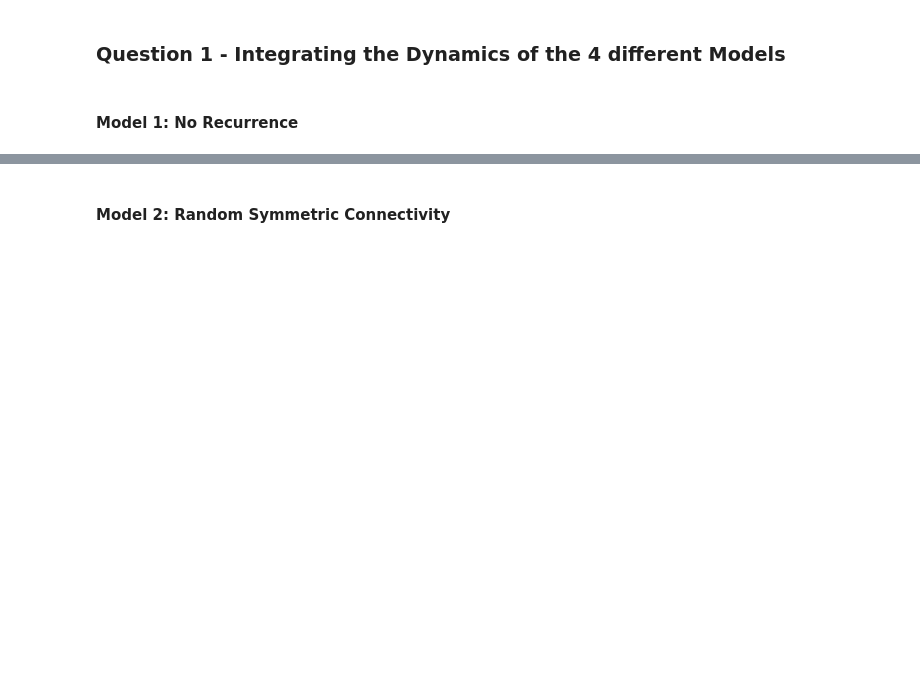
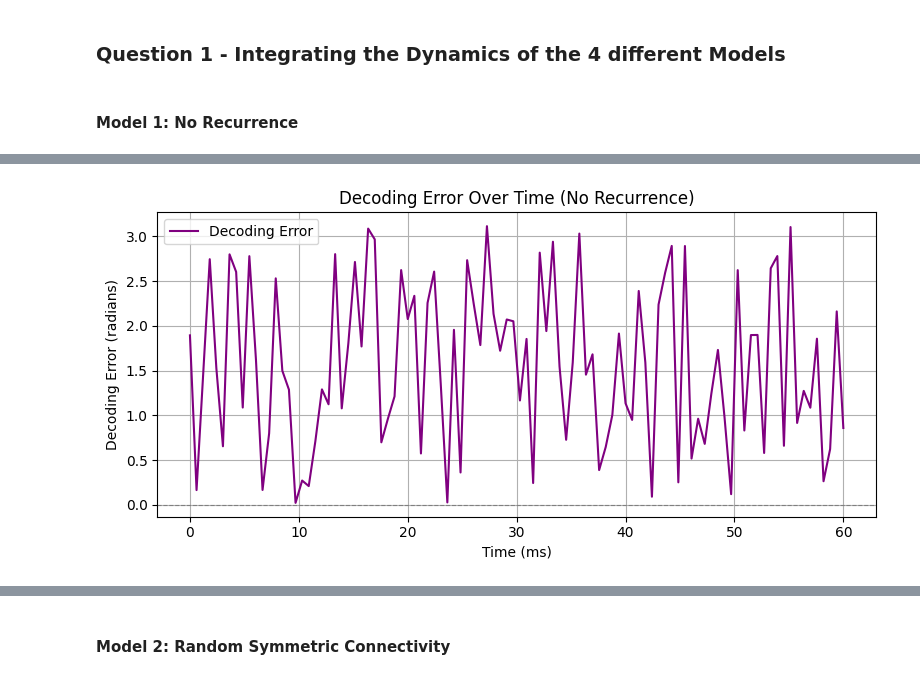
Before and after one commit to macaswalker/CompNeuroCam, a Jupyter notebook: Assignment 2/recurrent_neural_network_dynamics.ipynb, the cells around one changed output, grey strips where cells are left out. Saved outputs shown, nothing was run; the diff lists cells and outputs as text; code cells hidden in the pictures; blank space fills up the shorter version.

```diff
--- a/Assignment 2/recurrent_neural_network_dynamics.ipynb
+++ b/Assignment 2/recurrent_neural_network_dynamics.ipynb
@@ -207,0 +190,14 @@ plt.show()
+# %%
+# Plot
+plt.figure(figsize=(8, 4))
+plt.plot(time_steps, decoding_error_w1, label='Decoding Error', color='purple')
+plt.axhline(y=0, color='gray', linestyle='--', linewidth=0.8)
+plt.xlabel('Time (ms)')
+plt.ylabel('Decoding Error (radians)')
+plt.title('Decoding Error Over Time (No Recurrence)')
+plt.grid(True)
+plt.legend()
+plt.tight_layout()
+plt.show()
+# %% [output]
+[figure, added]
```
Also changed, not shown: parts of 29 cells of this notebook, 1 other file.
